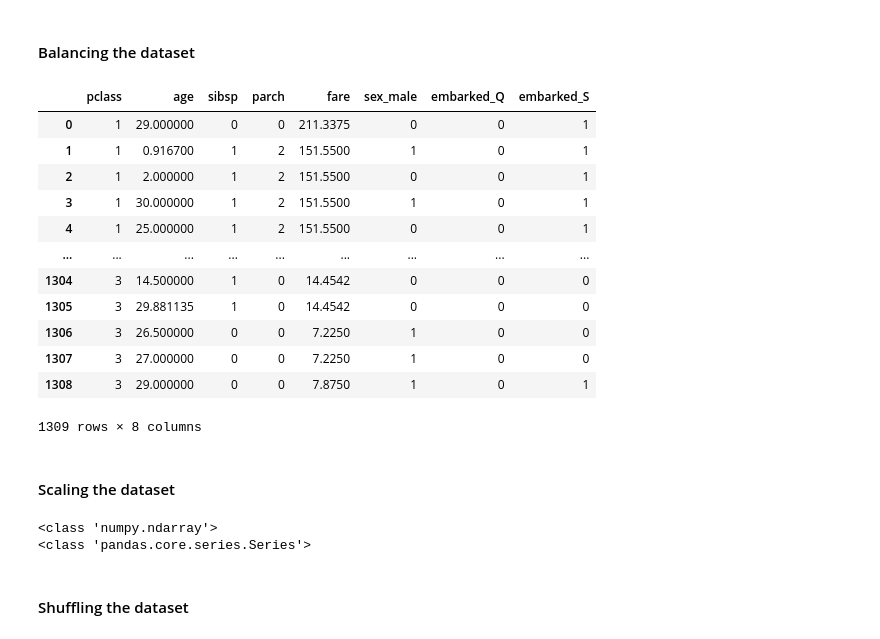
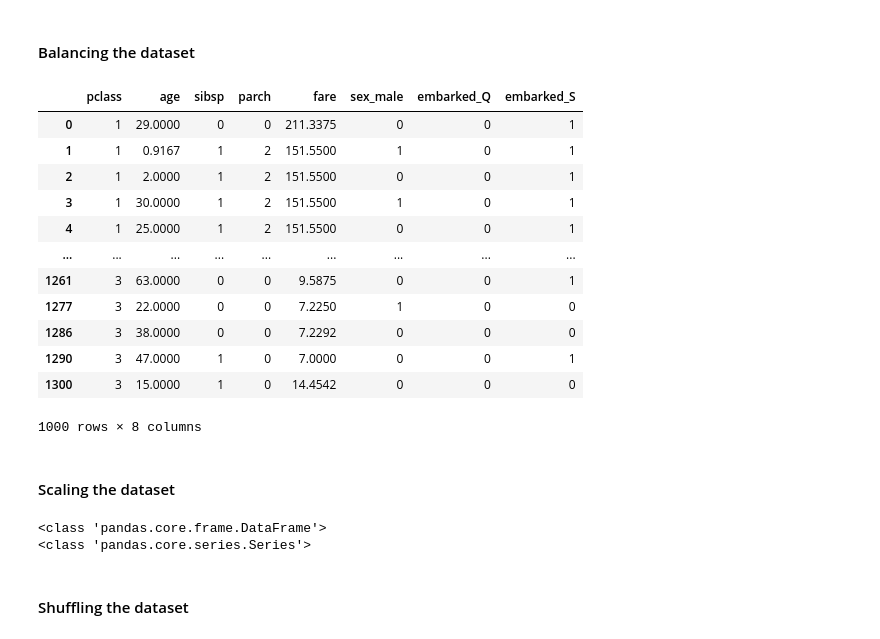
Before and after one commit to Prasanna-Shrestha/Titanic_kaggle, a Jupyter notebook: Titanic_Kaggle.ipynb, the cells around one changed output. Saved outputs shown, nothing was run; the diff lists cells and outputs as text; code cells hidden in the pictures.

```diff
--- a/Titanic_Kaggle.ipynb
+++ b/Titanic_Kaggle.ipynb
@@ -92,21 +93,21 @@ balanced_inputs = inputs.drop(indices_to_remove, axis=0, inplace = False)
 balanced_targets = targets.drop(indices_to_remove, axis=0, inplace = False)
 # %%
 # To create the dummy variables
-inputs_with_dummies = pd.get_dummies(inputs, drop_first=True)
+inputs_with_dummies = pd.get_dummies(balanced_inputs, drop_first=True)
 inputs_with_dummies
 # %% [output]
 |  | pclass | age | sibsp | parch | fare | sex_male | embarked_Q | embarked_S |
-| 0 | 1 | 29.000000 | 0 | 0 | 211.3375 | 0 | 0 | 1 |
-| 1 | 1 | 0.916700 | 1 | 2 | 151.5500 | 1 | 0 | 1 |
-| 2 | 1 | 2.000000 | 1 | 2 | 151.5500 | 0 | 0 | 1 |
-| 3 | 1 | 30.000000 | 1 | 2 | 151.5500 | 1 | 0 | 1 |
-| 4 | 1 | 25.000000 | 1 | 2 | 151.5500 | 0 | 0 | 1 |
+| 0 | 1 | 29.0000 | 0 | 0 | 211.3375 | 0 | 0 | 1 |
+| 1 | 1 | 0.9167 | 1 | 2 | 151.5500 | 1 | 0 | 1 |
+| 2 | 1 | 2.0000 | 1 | 2 | 151.5500 | 0 | 0 | 1 |
+| 3 | 1 | 30.0000 | 1 | 2 | 151.5500 | 1 | 0 | 1 |
+| 4 | 1 | 25.0000 | 1 | 2 | 151.5500 | 0 | 0 | 1 |
 | ... | ... | ... | ... | ... | ... | ... | ... | ... |
-| 1304 | 3 | 14.500000 | 1 | 0 | 14.4542 | 0 | 0 | 0 |
-| 1305 | 3 | 29.881135 | 1 | 0 | 14.4542 | 0 | 0 | 0 |
-| 1306 | 3 | 26.500000 | 0 | 0 | 7.2250 | 1 | 0 | 0 |
-| 1307 | 3 | 27.000000 | 0 | 0 | 7.2250 | 1 | 0 | 0 |
-| 1308 | 3 | 29.000000 | 0 | 0 | 7.8750 | 1 | 0 | 1 |
+| 1261 | 3 | 63.0000 | 0 | 0 | 9.5875 | 0 | 0 | 1 |
+| 1277 | 3 | 22.0000 | 0 | 0 | 7.2250 | 1 | 0 | 0 |
+| 1286 | 3 | 38.0000 | 0 | 0 | 7.2292 | 0 | 0 | 0 |
+| 1290 | 3 | 47.0000 | 1 | 0 | 7.0000 | 0 | 0 | 1 |
+| 1300 | 3 | 15.0000 | 1 | 0 | 14.4542 | 0 | 0 | 0 |
-1309 rows × 8 columns
+1000 rows × 8 columns
 # %% [markdown]
 #### Scaling the dataset
@@ -115,9 +121,9 @@ scaled_inputs = preprocessing.scale(inputs_with_dummies)
 # %%
 # Checking the data type of inputs and targets
-print(type(scaled_inputs))
+print(type(inputs_with_dummies))
 print(type(balanced_targets))
 # %% [output]
-<class 'numpy.ndarray'>
+<class 'pandas.core.frame.DataFrame'>
 <class 'pandas.core.series.Series'>
 # %%
 # Converting the datasets into pd.DataFrame data type
```
Also changed, not shown: parts of 12 cells of this notebook.
